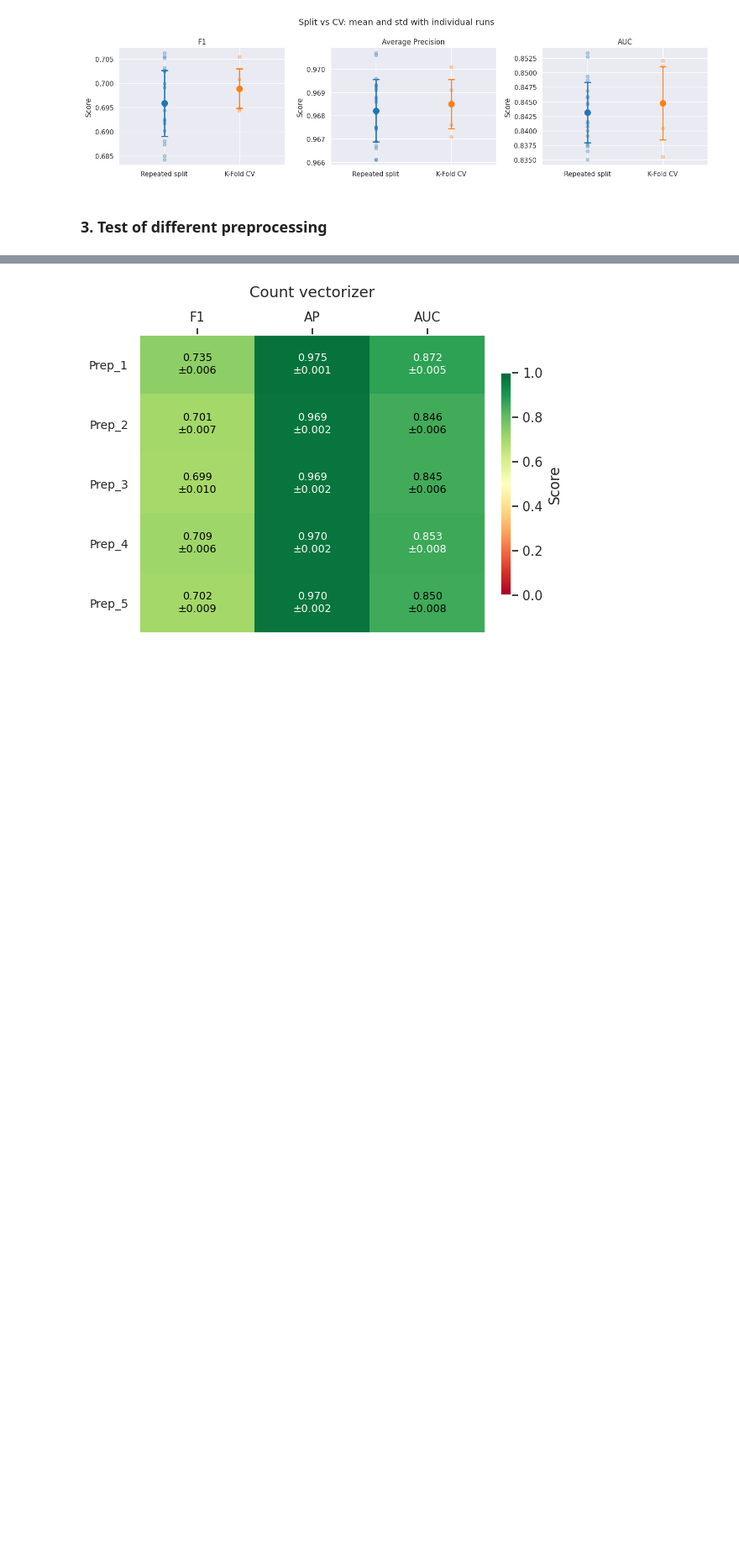
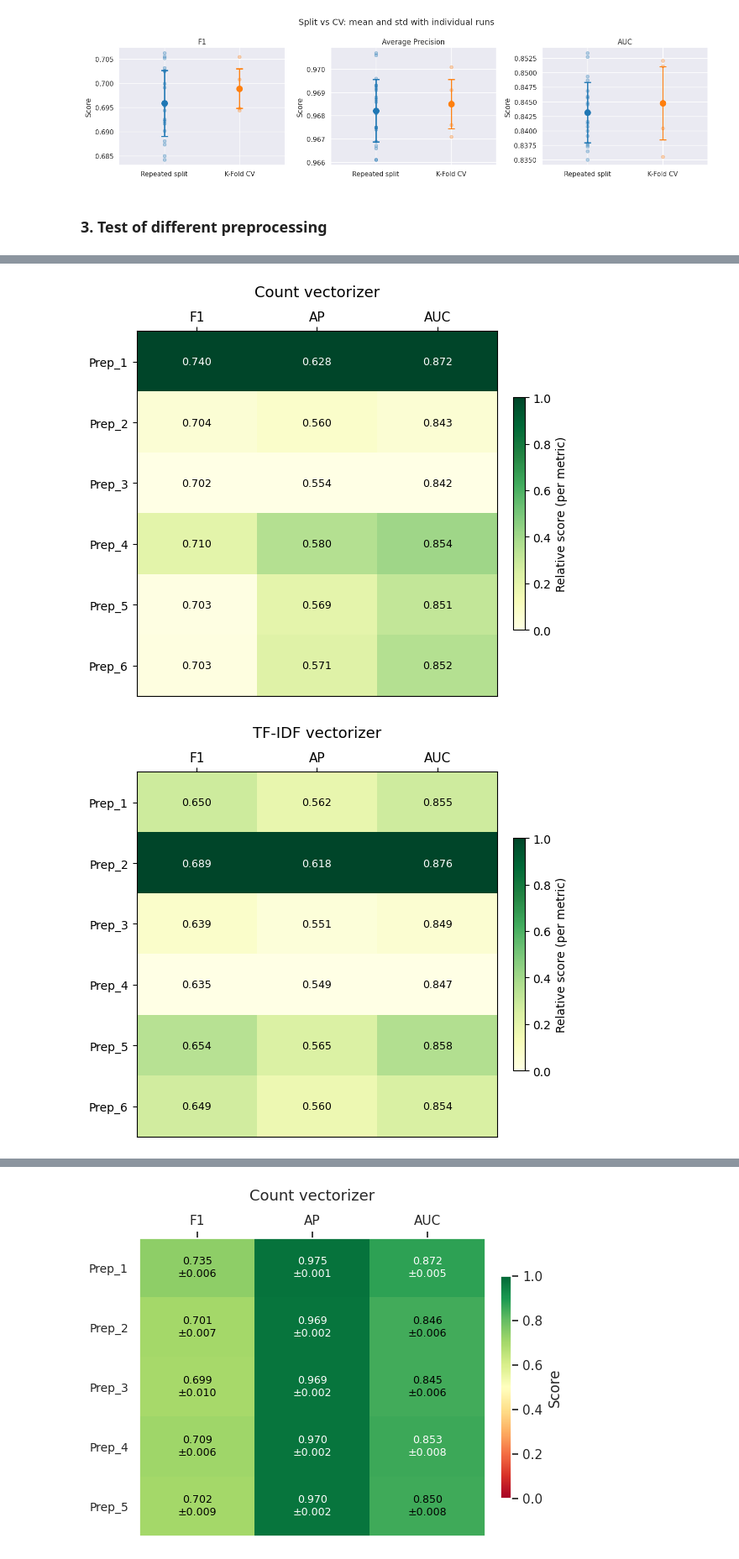
Before and after one commit to alan-man/tal-projet, a Jupyter notebook: pre_test.ipynb, the cells around one changed output, grey strips where cells are left out. Shown at 84% size. Saved outputs shown, nothing was run; the diff lists cells and outputs as text; code cells hidden in the pictures; blank space fills up the shorter version.

```diff
--- a/pre_test.ipynb
+++ b/pre_test.ipynb
@@ -884,0 +857,65 @@ lemma_stopwords_no_accent = [unicodedata.normalize('NFD', text).encode('ascii',
+# %%
+df_count = pd.concat([df_count, df_count_p6], axis = 0)
+# %%
+import matplotlib.pyplot as plt
+import numpy as np
+
+def plot_heatmap(df, title, filename=None):
+    metrics = ["mean_f1", "mean_ap", "mean_auc"]
+    metric_labels = ["F1", "AP", "AUC"]
+    prep_names = df["preprocessor"].tolist()
+
+    # --- RAW values (for annotations) ---
+    raw_data = df[metrics].values.astype(float)
+
+    # --- NORMALIZED values (for colors only, per column) ---
+    col_min = raw_data.min(axis=0)
+    col_max = raw_data.max(axis=0)
+    norm_data = (raw_data - col_min) / (col_max - col_min + 1e-8)
+
+    fig, ax = plt.subplots(figsize=(6, len(prep_names) * 0.7 + 1))
+
+    # Use normalized data for heatmap colors
+    im = ax.imshow(norm_data, aspect="auto", cmap="YlGn", vmin=0, vmax=1)
+
+    # Axes labels
+    ax.grid(False)
+    ax.set_xticks(range(len(metric_labels)))
+    ax.set_xticklabels(metric_labels, fontsize=11)
+    ax.set_yticks(range(len(prep_names)))
+    ax.set_yticklabels([f"Prep_{i+1}" for i in range(len(prep_names))], fontsize=10)
+
+    # Annotate each cell with TRUE values
+    std_cols = ["std_f1", "std_ap", "std_auc"]
+    for i in range(len(prep_names)):
+        for j, (metric, std_col) in enumerate(zip(metrics, std_cols)):
+            mean_val = raw_data[i, j]
+            std_val  = df.iloc[i][std_col]
+
+            text = f"{mean_val:.3f}"
+
+            # Use normalized value for background color
+            norm_val = norm_data[i, j]
+            bg_color = im.cmap(im.norm(norm_val))
+            brightness = 0.299*bg_color[0] + 0.587*bg_color[1] + 0.114*bg_color[2]
+            txt_color = "black" if brightness > 0.5 else "white"
+
+            ax.text(j, i, text, ha="center", va="center", fontsize=9, color=txt_color)
+
+    plt.colorbar(im, ax=ax, fraction=0.03, pad=0.04,
+                 label="Relative score (per metric)")
+
+    ax.set_title(title, fontsize=13, pad=12)
+    ax.xaxis.tick_top()
+    ax.xaxis.set_label_position("top")
+
+    plt.tight_layout()
+    if filename:
+        plt.savefig(filename)
+    plt.show()
+
+plot_heatmap(df_count, "Count vectorizer", "images/pretest/count_heatmap_prep.pdf")
+plot_heatmap(df_tfidf, "TF-IDF vectorizer", "images/pretest/tfidf_heatmap_prep.pdf")
+# %% [output]
+[figure, added]
+[figure, added]
```
Also changed, not shown: parts of 15 cells of this notebook, 2 other files.
